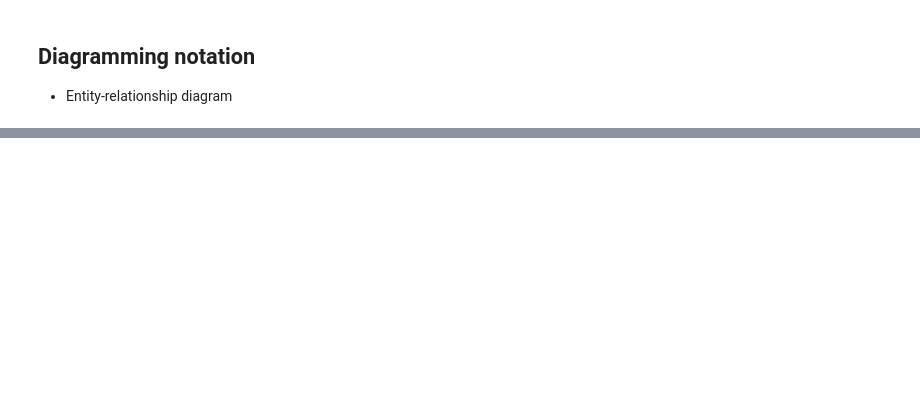
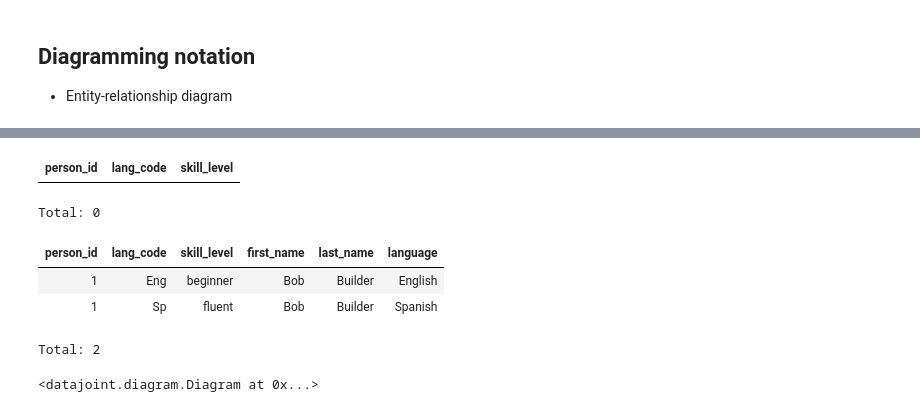
Before and after one commit to datajoint/datajoint-tutorials, a Jupyter notebook: db-course/003-ForeignKeys-DJ.ipynb, the cells around one changed output, grey strips where cells are left out. Saved outputs shown, nothing was run; the diff lists cells and outputs as text; code cells hidden in the pictures; blank space fills up the shorter version.

```diff
--- a/db-course/003-ForeignKeys-DJ.ipynb
+++ b/db-course/003-ForeignKeys-DJ.ipynb
@@ -53,5 +140,7 @@ class Language(dj.Lookup):
         ("Eng", "English"),
         ("Nav", "Navajo"),
         ("Fr", "French"),
-        ("It", "Italian")
+        ("It", "Italian"),
+        ("Sp", "Spanish"),
+        ("Ar", "Arabic")
     ]
@@ -64,3 +164,8 @@ class LanguageSkill(dj.Manual):
     ---
     skill_level  : enum("beginner", "intermediate", "fluent", "native")
     """
+# %%
+LanguageSkill()
+# %% [output]
+| person_id | lang_code | skill_level |
+Total: 0
@@ -66,0 +174,11 @@ class LanguageSkill(dj.Manual):
+# %%
+LanguageSkill * Person * Language
+# %% [output]
+| person_id | lang_code | skill_level | first_name | last_name | language |
+| 1 | Eng | beginner | Bob | Builder | English |
+| 1 | Sp | fluent | Bob | Builder | Spanish |
+Total: 2
+# %%
+dj.Diagram(schema)
+# %% [output]
+<datajoint.diagram.Diagram at 0x...>
```
Also changed, not shown: parts of 19 cells of this notebook, 1 other file.
